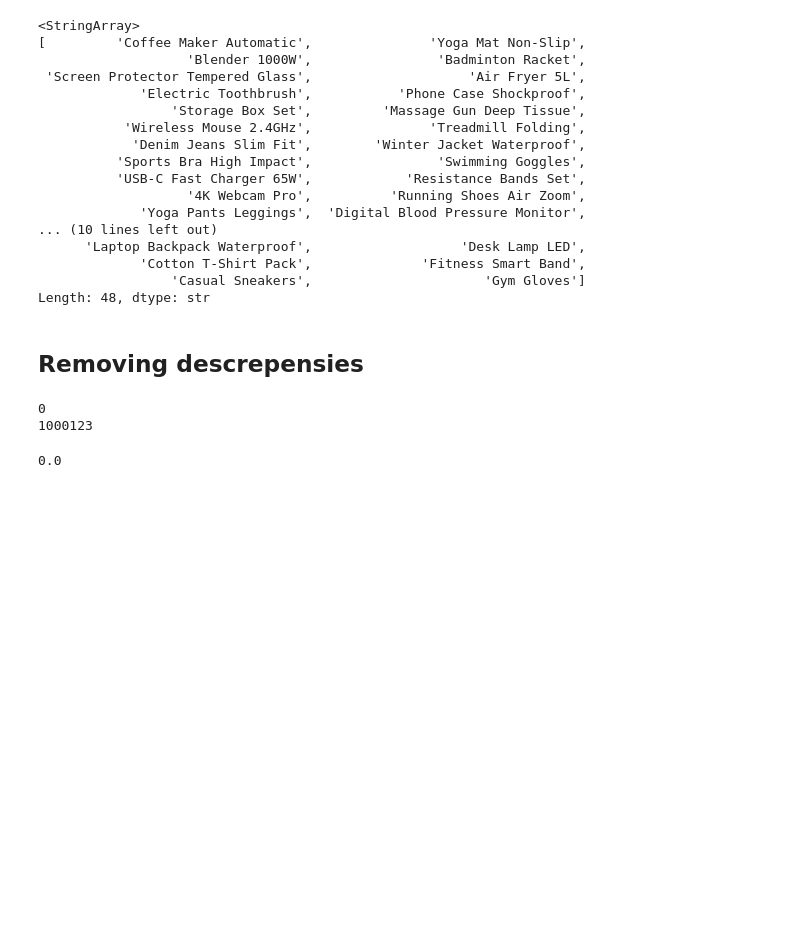
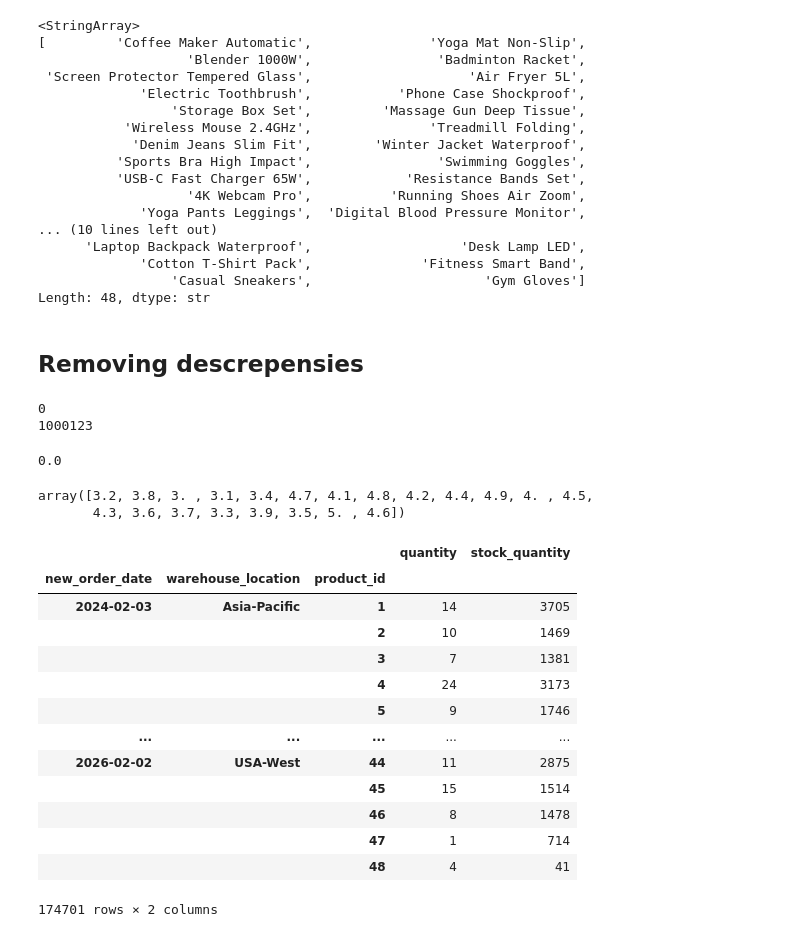
Before and after one commit to tanaymahapatra/E-commerce-Database-Management-and-Inventory-Optimization, a Jupyter notebook: Data_Analysis.ipynb, the cells around one changed output. Saved outputs shown, nothing was run; the diff lists cells and outputs as text; code cells hidden in the pictures; blank space fills up the shorter version.

```diff
--- a/Data_Analysis.ipynb
+++ b/Data_Analysis.ipynb
@@ -690,3 +690,35 @@ print(len(df1))
 0
 1000123
 0.0
+# %%
+df1['product_rating_avg'].unique()
+# %% [output]
+array([3.2, 3.8, 3. , 3.1, 3.4, 4.7, 4.1, 4.8, 4.2, 4.4, 4.9, 4. , 4.5,
+       4.3, 3.6, 3.7, 3.3, 3.9, 3.5, 5. , 4.6])
+# %%
+df1['new_order_date'] = pd.to_datetime(
+    df1[['order_year', 'order_month', 'order_day']].rename(
+        columns={
+            'order_year': 'year',
+            'order_month': 'month',
+            'order_day': 'day'
+        }
+    )
+)
+# %%
+df1[['new_order_date','warehouse_location','product_id','quantity','stock_quantity']].groupby(['new_order_date','warehouse_location','product_id']).sum()
+# %% [output]
+|  |  |  | quantity | stock_quantity |
+| new_order_date | warehouse_location | product_id |  |  |
+| 2024-02-03 | Asia-Pacific | 1 | 14 | 3705 |
+|  |  | 2 | 10 | 1469 |
+|  |  | 3 | 7 | 1381 |
+|  |  | 4 | 24 | 3173 |
+|  |  | 5 | 9 | 1746 |
+| ... | ... | ... | ... | ... |
+| 2026-02-02 | USA-West | 44 | 11 | 2875 |
+|  |  | 45 | 15 | 1514 |
+|  |  | 46 | 8 | 1478 |
+|  |  | 47 | 1 | 714 |
+|  |  | 48 | 4 | 41 |
+174701 rows × 2 columns
```
Also changed, not shown: 1 other file.
